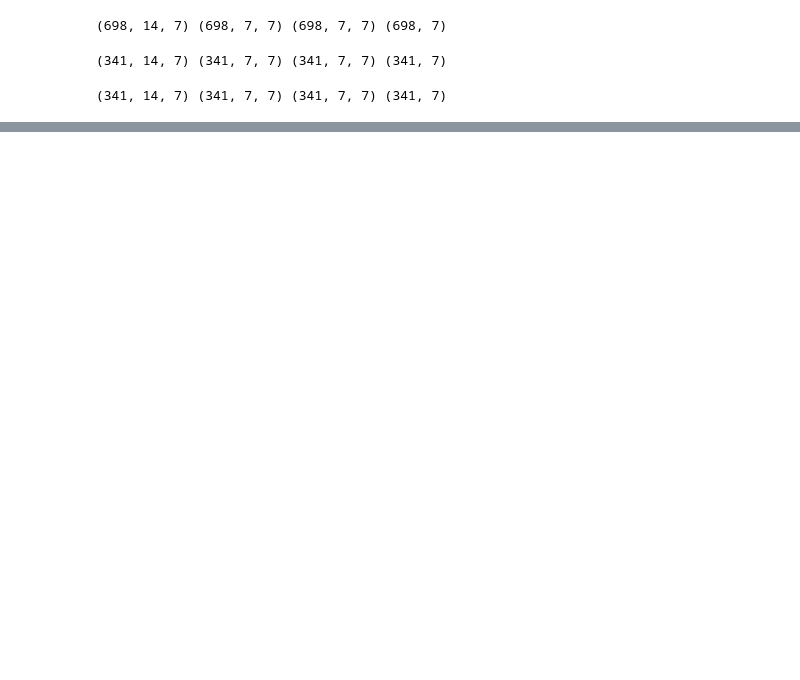
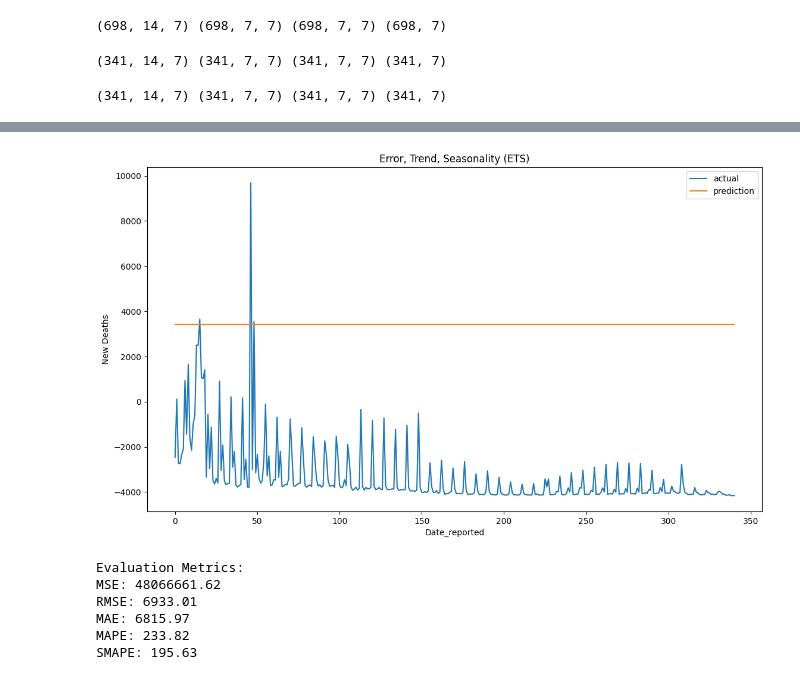
Before and after one commit to samuell07/timeseries-forecasting, a Jupyter notebook: covid_deaths/models/covid-deaths-gnn.ipynb, the cells around one changed output, grey strips where cells are left out. Cells and saved outputs as stored; diff of their text form; code cells hidden in the pictures; blank space fills up the shorter version.

```diff
--- a/covid_deaths/models/covid-deaths-gnn.ipynb
+++ b/covid_deaths/models/covid-deaths-gnn.ipynb
@@ -499,0 +505,6 @@ IndexError: index 1 is out of bounds for axis 0 with size 1
+# %%
+y_true = np.sum(reverse_test, axis=1)
+pred = np.sum(pred_test_all, axis=1)
+unscaled_y_pred = scaler.inverse_transform([pred])[0]
+unscaled_y_test = scaler.inverse_transform([y_true])[0]
+pred
@@ -499,0 +529,21 @@ IndexError: index 1 is out of bounds for axis 0 with size 1
+# %%
+fig, ax = plt.subplots(1, 1, figsize=(1280 / 96, 720 / 96))
+ax.plot(range(len(unscaled_y_pred)), unscaled_y_test, label="actual")
+ax.plot(range(len(unscaled_y_pred)), unscaled_y_pred, label="prediction")
+ax.set_title("Error, Trend, Seasonality (ETS)")
+ax.set_ylabel("New Deaths")
+ax.set_xlabel(date_column)
+ax.legend()
+plt.show()
+# %% [output]
+[figure, added]
+# %%
+from metrics import print_evaluation_metrics
+print_evaluation_metrics(unscaled_y_pred, unscaled_y_test)
+# %% [output]
+Evaluation Metrics:
+MSE: 48066661.62
+RMSE: 6933.01
+MAE: 6815.97
+MAPE: 233.82
+SMAPE: 195.63
```
Also changed, not shown: parts of 12 cells of this notebook, 12 other files.
